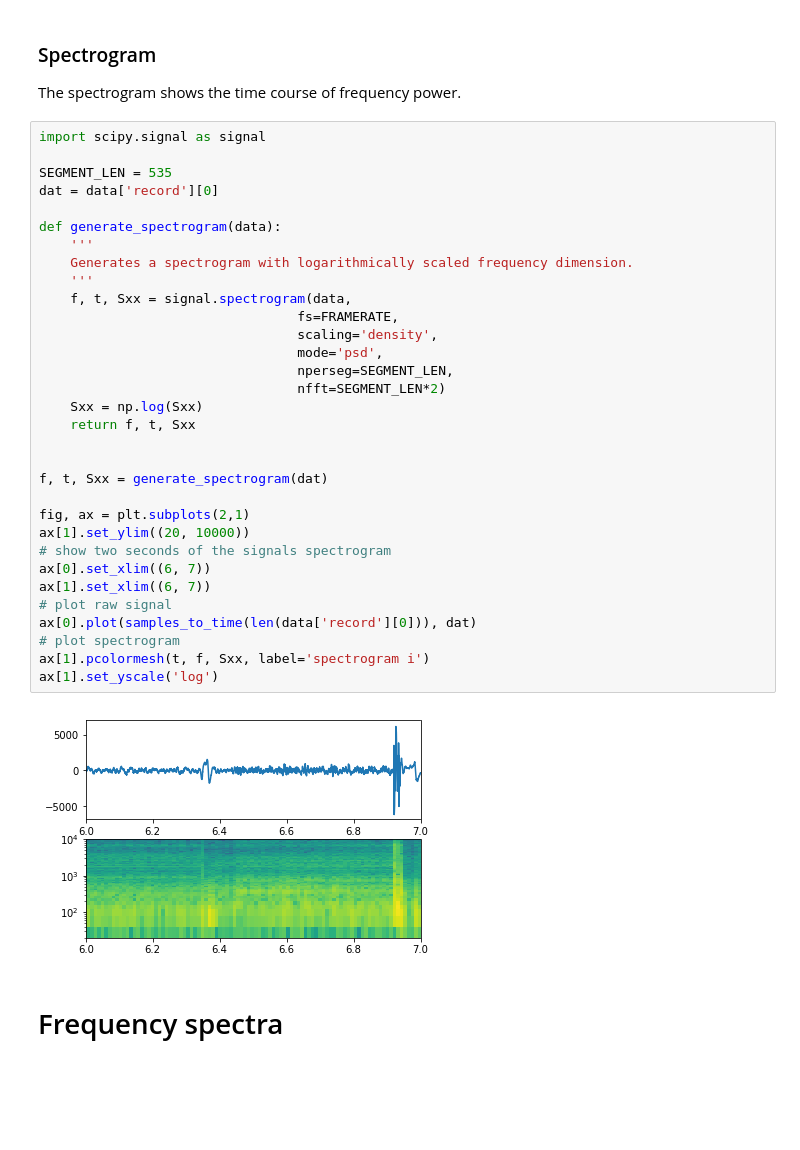
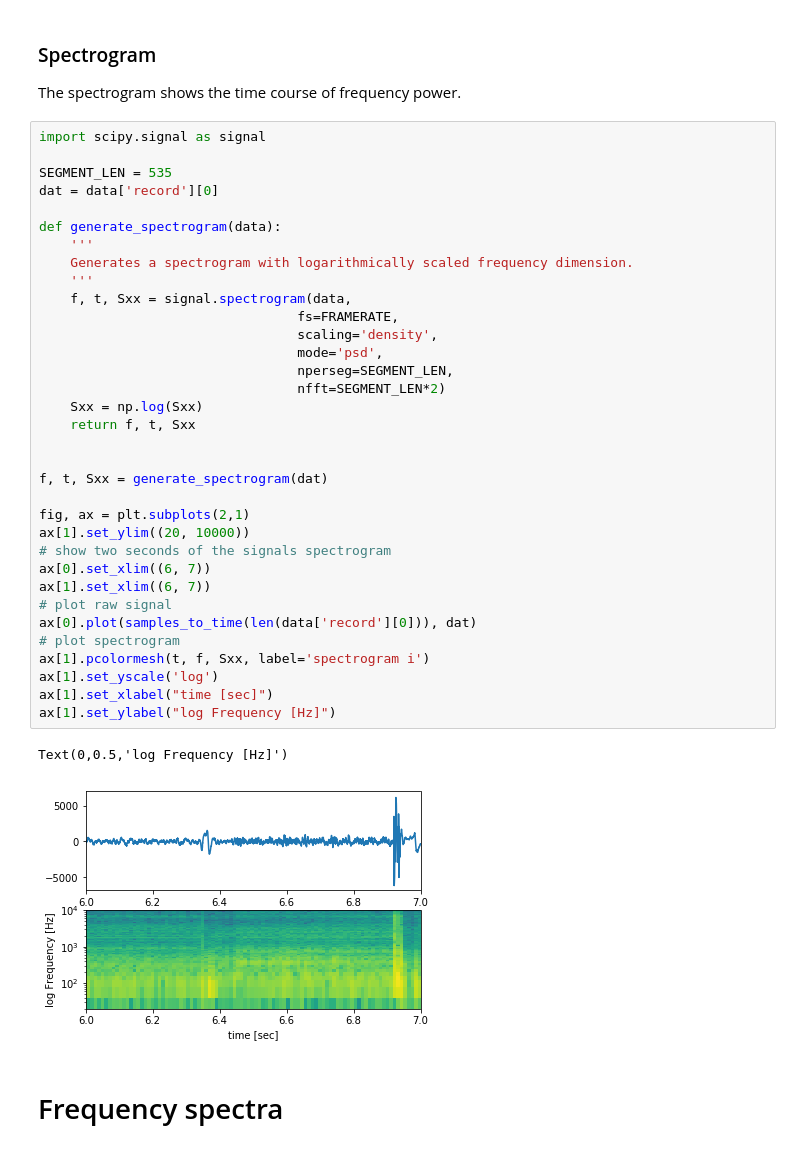
Before and after one commit to LucaHermes/PiezoAntenna, a Jupyter notebook: Piezo Antenna.ipynb, the cells around one changed output. Drawn from its saved outputs; the diff is of its cells as text; blank space fills up the shorter version.

```diff
--- a/Piezo Antenna.ipynb
+++ b/Piezo Antenna.ipynb
@@ -145,34 +144,37 @@ import scipy.signal as signal
 SEGMENT_LEN = 535
 dat = data['record'][0]
 
 def generate_spectrogram(data):
     '''
     Generates a spectrogram with logarithmically scaled frequency dimension.
     '''
     f, t, Sxx = signal.spectrogram(data,
                                  fs=FRAMERATE,
                                  scaling='density',
                                  mode='psd',
                                  nperseg=SEGMENT_LEN,
                                  nfft=SEGMENT_LEN*2)
     Sxx = np.log(Sxx)
     return f, t, Sxx
 
 
 f, t, Sxx = generate_spectrogram(dat)
 
 fig, ax = plt.subplots(2,1)
 ax[1].set_ylim((20, 10000))
 # show two seconds of the signals spectrogram
 ax[0].set_xlim((6, 7))
 ax[1].set_xlim((6, 7))
 # plot raw signal
 ax[0].plot(samples_to_time(len(data['record'][0])), dat)
 # plot spectrogram
 ax[1].pcolormesh(t, f, Sxx, label='spectrogram i')
 ax[1].set_yscale('log')
+ax[1].set_xlabel("time [sec]")
+ax[1].set_ylabel("log Frequency [Hz]")
 # %% [output]
+Text(0,0.5,'log Frequency [Hz]')
-[figure, old version]
+[figure, new version]
 # %% [markdown]
 # Frequency spectra
 # %%
```
Also changed, not shown: parts of 2 cells of this notebook.
